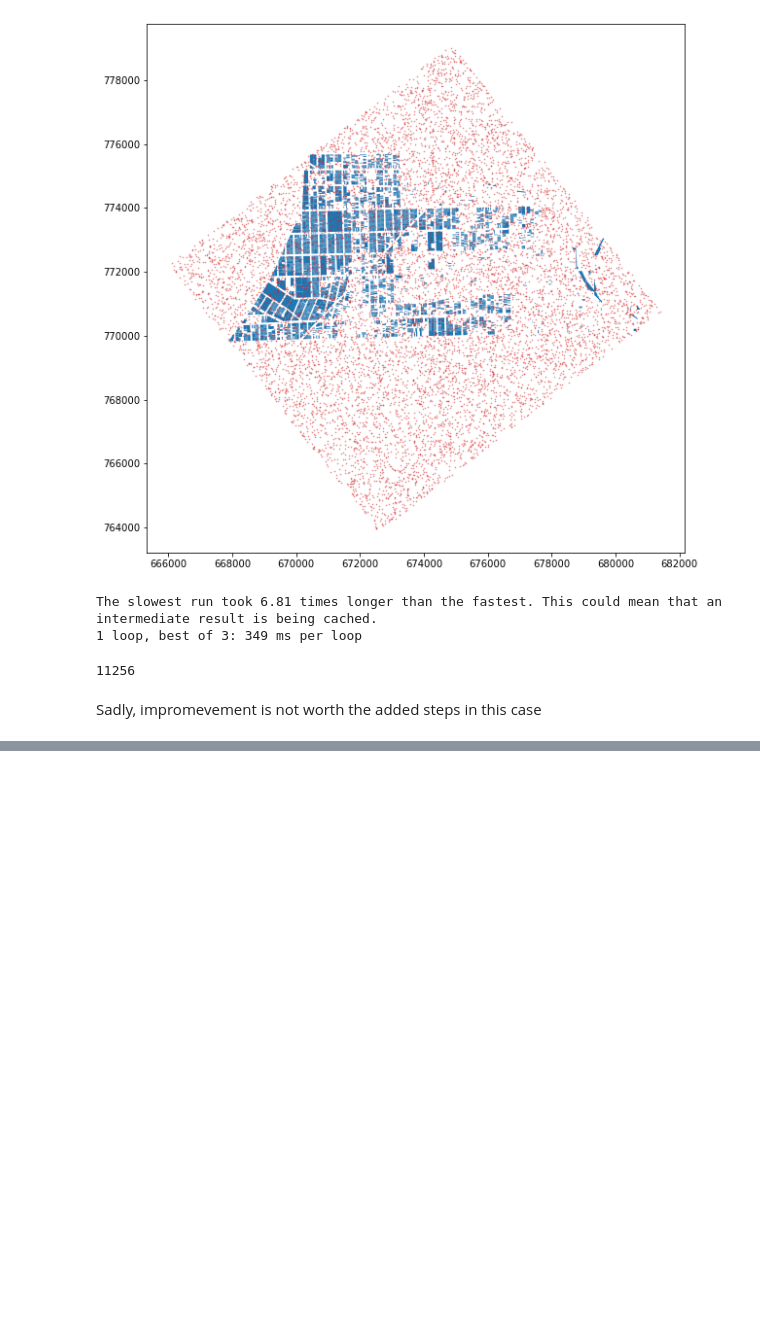
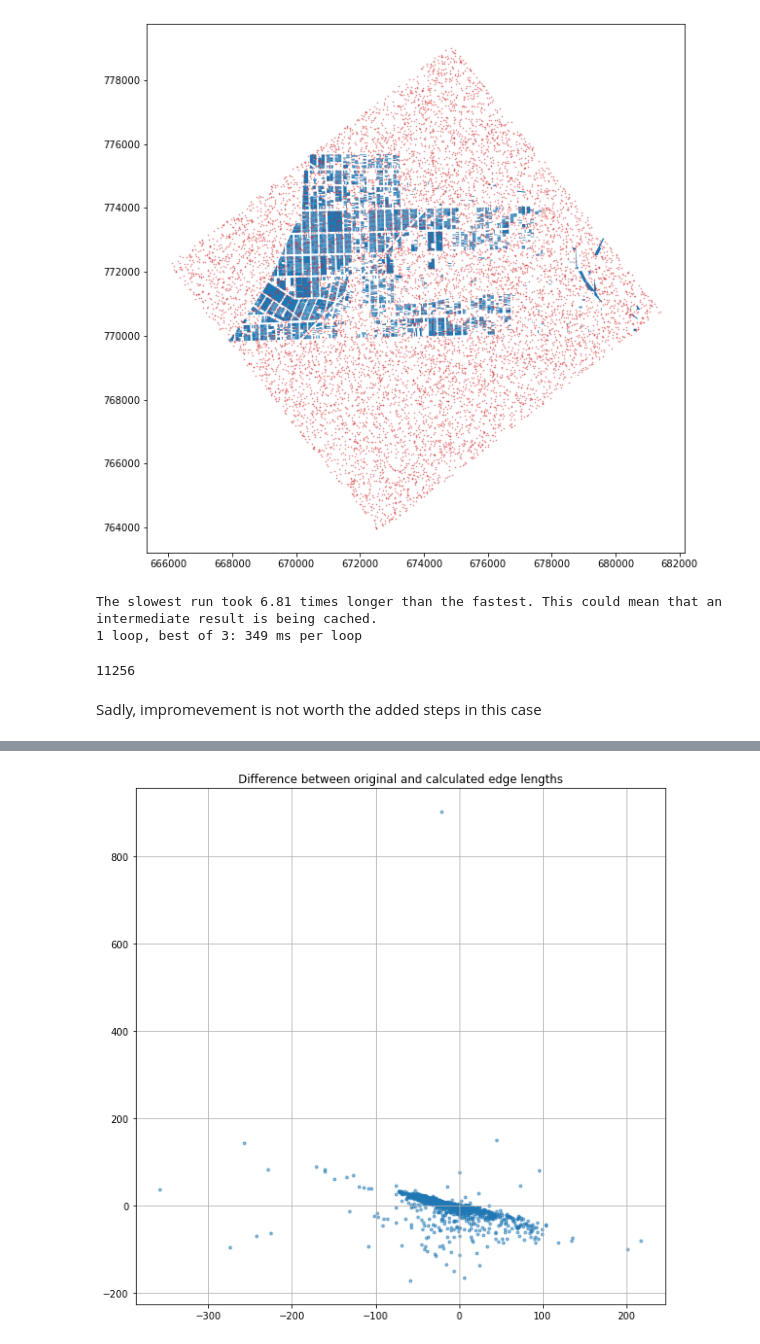
Before and after one commit to raphaellaude/geo-obb, a Jupyter notebook: examples/parcel_obbs.ipynb, the cells around one changed output, grey strips where cells are left out. Drawn from its saved outputs; the diff is of its cells as text; code cells hidden in the pictures; blank space fills up the shorter version.

Commit message:
fix dimensions function

```diff
--- a/examples/parcel_obbs.ipynb
+++ b/examples/parcel_obbs.ipynb
@@ -171,0 +186,3 @@ Sadly, impromevement is not worth the added steps in this case
+# %%
+convex_hull_arrs = gdf.geometry.convex_hull.map(obb.geom_to_array)
+dims = convex_hull_arrs.map(obb.oriented_bounding_box_dimensions)
@@ -171,0 +207,7 @@ Sadly, impromevement is not worth the added steps in this case
+# %%
+gdf['edge_len1'] = dims.map(lambda x: x[0])
+gdf['edge_len2'] = dims.map(lambda x: x[1])
+# %%
+# sort each row by edge length
+original_dims = gdf[['LotDepth', 'LotFront']].values
+original_dims.sort(axis=1)
@@ -171,0 +224,3 @@ Sadly, impromevement is not worth the added steps in this case
+# %%
+calc_dims = np.array([x for x in dims])
+calc_dims.sort(axis=1)
@@ -171,0 +239,8 @@ Sadly, impromevement is not worth the added steps in this case
+# %%
+fig, ax = plt.subplots(figsize=(10, 10))
+ax.scatter(*(original_dims - calc_dims).T, alpha=0.5, marker='.')
+plt.title('Difference between original and calculated edge lengths')
+plt.grid()
+plt.show();
+# %% [output]
+[figure, added]
```
Also changed, not shown: parts of 15 cells of this notebook, 4 other files.
